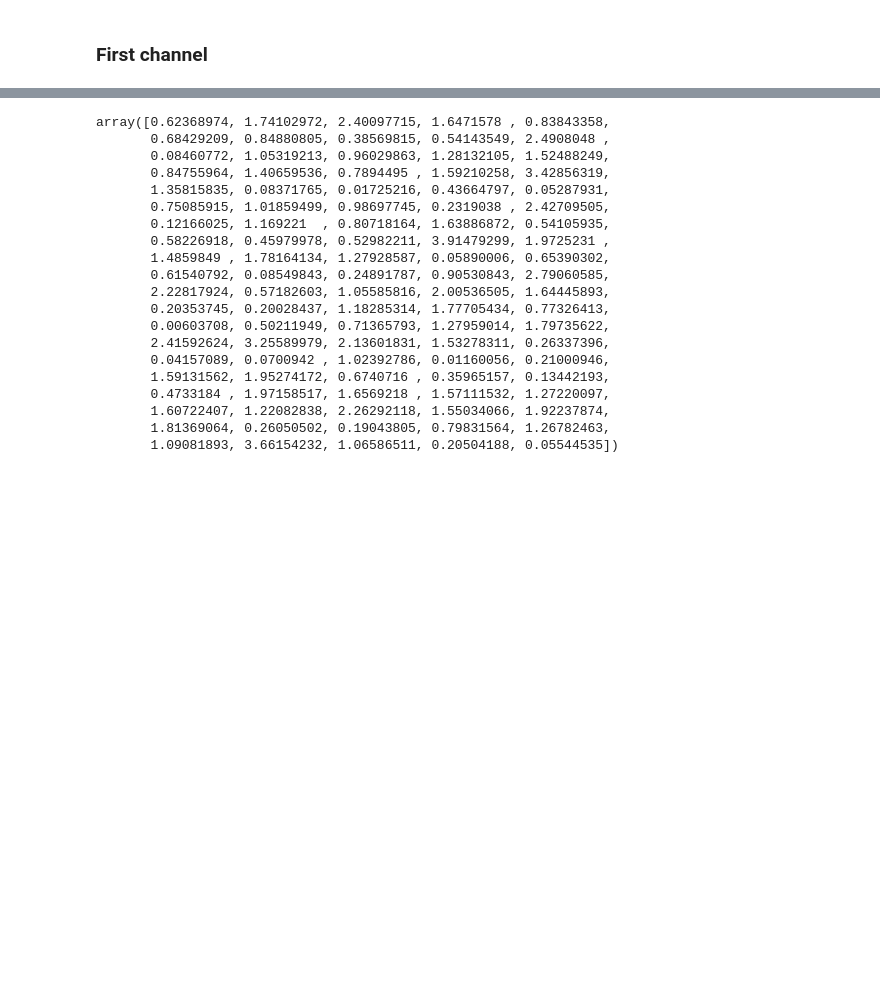
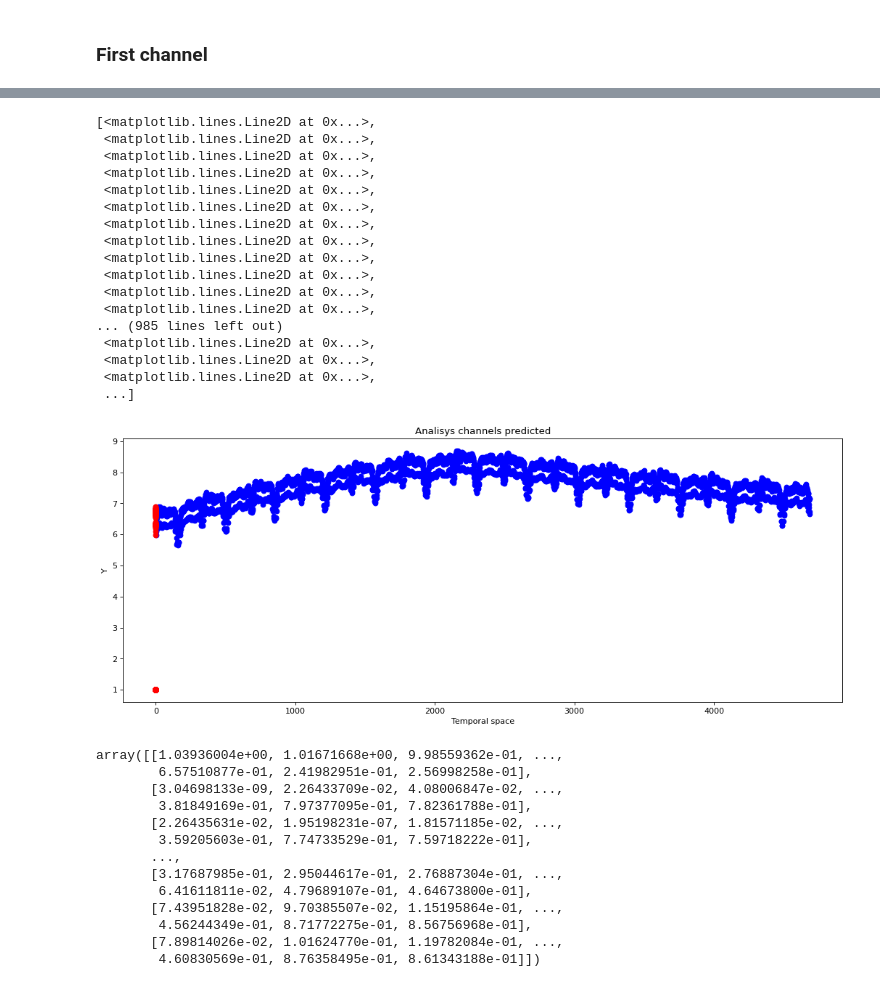
Before and after one commit to oliveiraMats2/Predictive_Maintenance_free_dataset, a Jupyter notebook: notebooks/visualize_predicted_LSTM_CONV.ipynb, the cells around one changed output, grey strips where cells are left out. Saved outputs shown, nothing was run; the diff lists cells and outputs as text; code cells hidden in the pictures; blank space fills up the shorter version.

```diff
--- a/notebooks/visualize_predicted_LSTM_CONV.ipynb
+++ b/notebooks/visualize_predicted_LSTM_CONV.ipynb
@@ -94,26 +95,58 @@ plt.title("Analisys channels predicted")
+# %%
+import matplotlib.pyplot as plt
+from matplotlib.pyplot import figure
+
+figure(figsize=(16, 6), dpi=80)
+init_limiter = 0
+limiter = init_limiter + 5400
+
+#plt.plot(data_normal_train[:limiter,0])
+
+#fig, axs = plt.subplots(1, 2, figsize=(15, 15))
+
+feature_channel = 0
+plt.xlabel('Temporal space')
+plt.ylabel('Y')
+plt.title("Analisys channels predicted")
+# plt.plot(x_true[init_limiter:limiter, feature_channel], color='blue', label='sinal Real')
+# plt.plot(vet_predict[0][init_limiter:limiter, feature_channel], color='r', label='sinal previsto')
+plt.plot(x_true, "o", color='blue', label='sinal Real')
+plt.plot(vet_predict[0], "o", color='r', label='sinal previsto')
+# %% [output]
+[<matplotlib.lines.Line2D at 0x...>,
+ <matplotlib.lines.Line2D at 0x...>,
+ <matplotlib.lines.Line2D at 0x...>,
+ <matplotlib.lines.Line2D at 0x...>,
+ <matplotlib.lines.Line2D at 0x...>,
+ <matplotlib.lines.Line2D at 0x...>,
+ <matplotlib.lines.Line2D at 0x...>,
+ <matplotlib.lines.Line2D at 0x...>,
+ <matplotlib.lines.Line2D at 0x...>,
+ <matplotlib.lines.Line2D at 0x...>,
+ <matplotlib.lines.Line2D at 0x...>,
+ <matplotlib.lines.Line2D at 0x...>,
+... (985 lines left out)
+ <matplotlib.lines.Line2D at 0x...>,
+ <matplotlib.lines.Line2D at 0x...>,
+ <matplotlib.lines.Line2D at 0x...>,
+ ...]
+[figure, added]
 # %%
-abs(x_true[init_limiter:limiter, feature_channel] - vet_predict[0][init_limiter:limiter, feature_channel].numpy())[:100]
+abs(x_true[init_limiter:limiter] - vet_predict[0][init_limiter:limiter].numpy())[:100]
 # %% [output]
-array([0.62368974, 1.74102972, 2.40097715, 1.6471578 , 0.83843358,
-       0.68429209, 0.84880805, 0.38569815, 0.54143549, 2.4908048 ,
-       0.08460772, 1.05319213, 0.96029863, 1.28132105, 1.52488249,
-       0.84755964, 1.40659536, 0.7894495 , 1.59210258, 3.42856319,
-       1.35815835, 0.08371765, 0.01725216, 0.43664797, 0.05287931,
-       0.75085915, 1.01859499, 0.98697745, 0.2319038 , 2.42709505,
-       0.12166025, 1.169221  , 0.80718164, 1.63886872, 0.54105935,
-       0.58226918, 0.45979978, 0.52982211, 3.91479299, 1.9725231 ,
-       1.4859849 , 1.78164134, 1.27928587, 0.05890006, 0.65390302,
-       0.61540792, 0.08549843, 0.24891787, 0.90530843, 2.79060585,
-       2.22817924, 0.57182603, 1.05585816, 2.00536505, 1.64445893,
-       0.20353745, 0.20028437, 1.18285314, 1.77705434, 0.77326413,
-       0.00603708, 0.50211949, 0.71365793, 1.27959014, 1.79735622,
-       2.41592624, 3.25589979, 2.13601831, 1.53278311, 0.26337396,
-       0.04157089, 0.0700942 , 1.02392786, 0.01160056, 0.21000946,
-       1.59131562, 1.95274172, 0.6740716 , 0.35965157, 0.13442193,
-       0.4733184 , 1.97158517, 1.6569218 , 1.57111532, 1.27220097,
-       1.60722407, 1.22082838, 2.26292118, 1.55034066, 1.92237874,
-       1.81369064, 0.26050502, 0.19043805, 0.79831564, 1.26782463,
-       1.09081893, 3.66154232, 1.06586511, 0.20504188, 0.05544535])
+array([[1.03936004e+00, 1.01671668e+00, 9.98559362e-01, ...,
+        6.57510877e-01, 2.41982951e-01, 2.56998258e-01],
+       [3.04698133e-09, 2.26433709e-02, 4.08006847e-02, ...,
+        3.81849169e-01, 7.97377095e-01, 7.82361788e-01],
+       [2.26435631e-02, 1.95198231e-07, 1.81571185e-02, ...,
+        3.59205603e-01, 7.74733529e-01, 7.59718222e-01],
+       ...,
+       [3.17687985e-01, 2.95044617e-01, 2.76887304e-01, ...,
+        6.41611811e-02, 4.79689107e-01, 4.64673800e-01],
+       [7.43951828e-02, 9.70385507e-02, 1.15195864e-01, ...,
+        4.56244349e-01, 8.71772275e-01, 8.56756968e-01],
+       [7.89814026e-02, 1.01624770e-01, 1.19782084e-01, ...,
+        4.60830569e-01, 8.76358495e-01, 8.61343188e-01]])
 # %%
 type(x_true[init_limiter:limiter, feature_channel])
 # %% [output]
```
Also changed, not shown: parts of 6 cells of this notebook, 28 other files.
